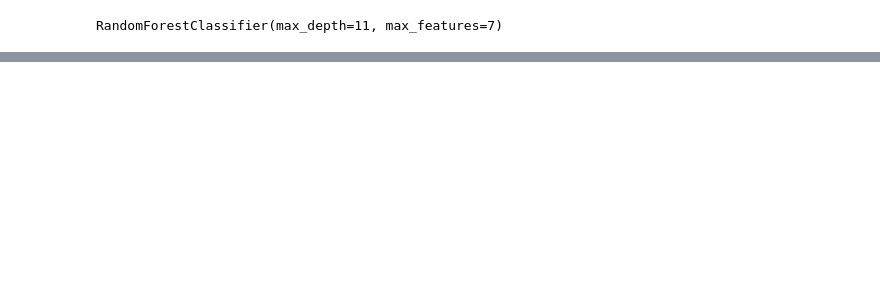
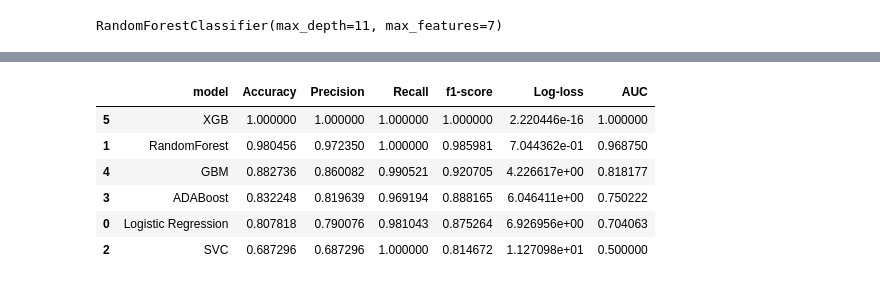
Before and after one commit to IgorDiamandi/LoanApprovals, a Jupyter notebook: Model_Comparison.ipynb, the cells around one changed output, grey strips where cells are left out. Saved outputs shown, nothing was run; the diff lists cells and outputs as text; code cells hidden in the pictures; blank space fills up the shorter version.

```diff
--- a/Model_Comparison.ipynb
+++ b/Model_Comparison.ipynb
@@ -119,0 +105,5 @@ models_list
+# %%
+pred4 = mod4.predict(X)
+model_dict = {'model': "ADABoost"}
+new_row = pd.DataFrame([{**model_dict, **classificationMetrics(y, pred4)}])
+models_list = pd.concat([models_list, new_row], ignore_index=True)
@@ -119,0 +115,5 @@ models_list
+# %%
+pred5 = mod5.predict(X)
+model_dict = {'model': "GBM"}
+new_row = pd.DataFrame([{**model_dict, **classificationMetrics(y, pred5)}])
+models_list = pd.concat([models_list, new_row], ignore_index=True)
@@ -119,0 +134,14 @@ models_list
+# %%
+pred7 = mod7.predict(X)
+model_dict = {'model': "XGB"}
+new_row = pd.DataFrame([{**model_dict, **classificationMetrics(y, pred7)}])
+models_list = pd.concat([models_list, new_row], ignore_index=True)
+models_list.sort_values('Accuracy', ascending=False)
+# %% [output]
+|  | model | Accuracy | Precision | Recall | f1-score | Log-loss | AUC |
+| 5 | XGB | 1.000000 | 1.000000 | 1.000000 | 1.000000 | 2.220446e-16 | 1.000000 |
+| 1 | RandomForest | 0.980456 | 0.972350 | 1.000000 | 0.985981 | 7.044362e-01 | 0.968750 |
+| 4 | GBM | 0.882736 | 0.860082 | 0.990521 | 0.920705 | 4.226617e+00 | 0.818177 |
+| 3 | ADABoost | 0.832248 | 0.819639 | 0.969194 | 0.888165 | 6.046411e+00 | 0.750222 |
+| 0 | Logistic Regression | 0.807818 | 0.790076 | 0.981043 | 0.875264 | 6.926956e+00 | 0.704063 |
+| 2 | SVC | 0.687296 | 0.687296 | 1.000000 | 0.814672 | 1.127098e+01 | 0.500000 |
```
Also changed, not shown: parts of 13 cells of this notebook, 2 other files.
